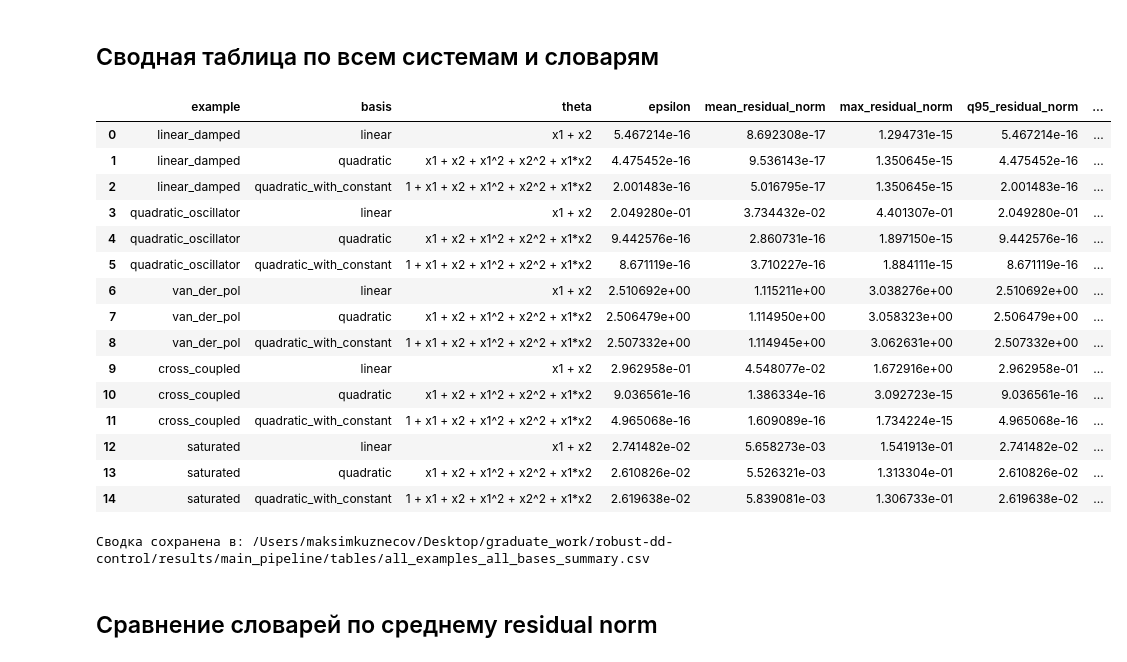
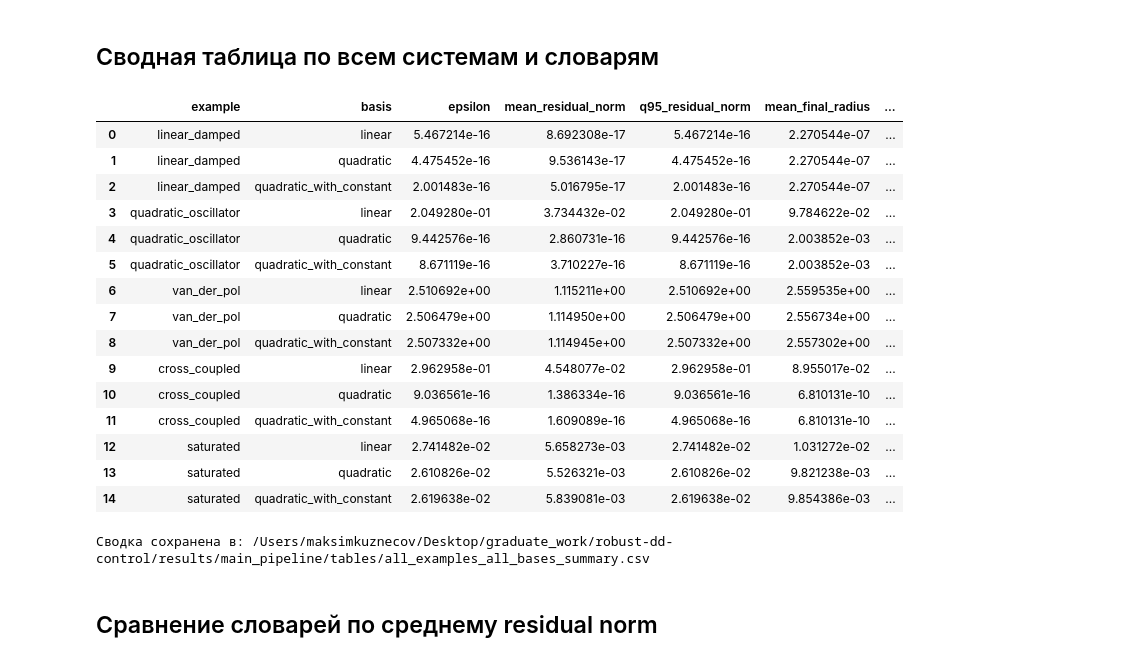
Before and after one commit to pouzli/robust-dd-control, a Jupyter notebook: notebooks/05_all_examples_pipeline.ipynb, the cells around one changed output. Saved outputs shown, nothing was run; the diff lists cells and outputs as text; code cells hidden in the pictures.

```diff
--- a/notebooks/05_all_examples_pipeline.ipynb
+++ b/notebooks/05_all_examples_pipeline.ipynb
@@ -182,12 +183,19 @@ for example_name in examples:
         P = solve_lyapunov(A, np.eye(2))
 
         traj_hat = simulate_batch(fhat, initials, (0.0, 10.0), t_eval)
+        true_tail_metrics = [compute_tail_metrics(states) for _, states in traj_true]
+        true_tail_summary = summarize_tail_metrics(true_tail_metrics)
+        hat_tail_metrics = [compute_tail_metrics(states) for _, states in traj_hat]
+        hat_tail_summary = summarize_tail_metrics(hat_tail_metrics)
 
         unc = uncertain_dynamics(fhat, lambda t: bounded_disturbance(t, eps))
         traj_unc = simulate_batch(unc, initials, (0.0, 12.0), np.linspace(0.0, 12.0, 500))
 
         cl = lambda t, state: dynamics(t, state) + (B @ (K @ state)).reshape(-1) + bounded_disturbance(t, eps)
         traj_cl = simulate_batch(cl, initials, (0.0, 12.0), np.linspace(0.0, 12.0, 500))
+        cl_tail_metrics = [compute_tail_metrics(states) for _, states in traj_cl]
+        cl_tail_summary = summarize_tail_metrics(cl_tail_metrics)
+        mean_final_radius = float(np.mean([item.final_norm for item in cl_tail_metrics]))
 
         basis_fig_dir = ensure_dir(FIGURES_DIR / basis_name / example_name)
         basis_metrics_dir = ensure_dir(METRICS_DIR / basis_name)
@@ -235,6 +243,12 @@ for example_name in examples:
             'residual_q95': float(np.quantile(res_norms, 0.95)),
             'jacobian_eigs_real': [float(np.real(val)) for val in np.linalg.eigvals(A)],
             'is_hurwitz': bool(np.all(np.real(np.linalg.eigvals(A)) < 0)),
+            'true_ultimate_radius_estimate': true_tail_summary['ultimate_radius_estimate'],
+            'identified_ultimate_radius_estimate': hat_tail_summary['ultimate_radius_estimate'],
+            'mean_final_radius': mean_final_radius,
+            'mean_tail_radius': cl_tail_summary['mean_tail_radius'],
+            'max_tail_radius': cl_tail_summary['max_tail_radius'],
+            'ultimate_radius_estimate': cl_tail_summary['ultimate_radius_estimate'],
             'coefficients': model.coefficients.tolist(),
             'lyapunov_matrix': P.tolist(),
         }
@@ -260,13 +274,17 @@ for example_name in examples:
                 'mean_residual_norm': float(np.mean(res_norms)),
                 'max_residual_norm': float(np.max(res_norms)),
                 'q95_residual_norm': float(np.quantile(res_norms, 0.95)),
+                'true_ultimate_radius_estimate': true_tail_summary['ultimate_radius_estimate'],
+                'identified_ultimate_radius_estimate': hat_tail_summary['ultimate_radius_estimate'],
+                'mean_final_radius': mean_final_radius,
+                'ultimate_radius_estimate': cl_tail_summary['ultimate_radius_estimate'],
                 'is_hurwitz': bool(np.all(np.real(np.linalg.eigvals(A)) < 0)),
             }
         )
 
         print(
             f"  [{basis_name}] epsilon={eps:.6f}, mean(||r||)={np.mean(res_norms):.6f}, "
-            f"max(||r||)={np.max(res_norms):.6f}, Hurwitz={metrics['is_hurwitz']}"
+            f"R_ult={cl_tail_summary['ultimate_radius_estimate']:.6f}, Hurwitz={metrics['is_hurwitz']}"
         )
 # %% [output]
 ======================================================================
@@ -358,28 +376,40 @@ for basis_name in basis_configs:
 ## Сводная таблица по всем системам и словарям
 # %%
 summary_df = pd.DataFrame(summary_rows)
-display(summary_df)
+summary_display = summary_df[
+    [
+        'example',
+        'basis',
+        'epsilon',
+        'mean_residual_norm',
+        'q95_residual_norm',
+        'mean_final_radius',
+        'ultimate_radius_estimate',
+        'is_hurwitz',
+    ]
+]
+display(summary_display)
 
 save_dataframe(summary_df, TABLES_DIR / 'all_examples_all_bases_summary.csv')
 save_json(summary_rows, METRICS_DIR / 'all_examples_all_bases_summary.json')
 print(f'Сводка сохранена в: {TABLES_DIR / "all_examples_all_bases_summary.csv"}')
 # %% [output]
-|  | example | basis | theta | epsilon | mean_residual_norm | max_residual_norm | q95_residual_norm | ... |
-| 0 | linear_damped | linear | x1 + x2 | 5.467214e-16 | 8.692308e-17 | 1.294731e-15 | 5.467214e-16 | ... |
-| 1 | linear_damped | quadratic | x1 + x2 + x1^2 + x2^2 + x1*x2 | 4.475452e-16 | 9.536143e-17 | 1.350645e-15 | 4.475452e-16 | ... |
-| 2 | linear_damped | quadratic_with_constant | 1 + x1 + x2 + x1^2 + x2^2 + x1*x2 | 2.001483e-16 | 5.016795e-17 | 1.350645e-15 | 2.001483e-16 | ... |
-| 3 | quadratic_oscillator | linear | x1 + x2 | 2.049280e-01 | 3.734432e-02 | 4.401307e-01 | 2.049280e-01 | ... |
-| 4 | quadratic_oscillator | quadratic | x1 + x2 + x1^2 + x2^2 + x1*x2 | 9.442576e-16 | 2.860731e-16 | 1.897150e-15 | 9.442576e-16 | ... |
-| 5 | quadratic_oscillator | quadratic_with_constant | 1 + x1 + x2 + x1^2 + x2^2 + x1*x2 | 8.671119e-16 | 3.710227e-16 | 1.884111e-15 | 8.671119e-16 | ... |
-| 6 | van_der_pol | linear | x1 + x2 | 2.510692e+00 | 1.115211e+00 | 3.038276e+00 | 2.510692e+00 | ... |
-| 7 | van_der_pol | quadratic | x1 + x2 + x1^2 + x2^2 + x1*x2 | 2.506479e+00 | 1.114950e+00 | 3.058323e+00 | 2.506479e+00 | ... |
-| 8 | van_der_pol | quadratic_with_constant | 1 + x1 + x2 + x1^2 + x2^2 + x1*x2 | 2.507332e+00 | 1.114945e+00 | 3.062631e+00 | 2.507332e+00 | ... |
-| 9 | cross_coupled | linear | x1 + x2 | 2.962958e-01 | 4.548077e-02 | 1.672916e+00 | 2.962958e-01 | ... |
-| 10 | cross_coupled | quadratic | x1 + x2 + x1^2 + x2^2 + x1*x2 | 9.036561e-16 | 1.386334e-16 | 3.092723e-15 | 9.036561e-16 | ... |
-| 11 | cross_coupled | quadratic_with_constant | 1 + x1 + x2 + x1^2 + x2^2 + x1*x2 | 4.965068e-16 | 1.609089e-16 | 1.734224e-15 | 4.965068e-16 | ... |
-| 12 | saturated | linear | x1 + x2 | 2.741482e-02 | 5.658273e-03 | 1.541913e-01 | 2.741482e-02 | ... |
-| 13 | saturated | quadratic | x1 + x2 + x1^2 + x2^2 + x1*x2 | 2.610826e-02 | 5.526321e-03 | 1.313304e-01 | 2.610826e-02 | ... |
-| 14 | saturated | quadratic_with_constant | 1 + x1 + x2 + x1^2 + x2^2 + x1*x2 | 2.619638e-02 | 5.839081e-03 | 1.306733e-01 | 2.619638e-02 | ... |
+|  | example | basis | epsilon | mean_residual_norm | q95_residual_norm | mean_final_radius | ... |
+| 0 | linear_damped | linear | 5.467214e-16 | 8.692308e-17 | 5.467214e-16 | 2.270544e-07 | ... |
+| 1 | linear_damped | quadratic | 4.475452e-16 | 9.536143e-17 | 4.475452e-16 | 2.270544e-07 | ... |
+| 2 | linear_damped | quadratic_with_constant | 2.001483e-16 | 5.016795e-17 | 2.001483e-16 | 2.270544e-07 | ... |
+| 3 | quadratic_oscillator | linear | 2.049280e-01 | 3.734432e-02 | 2.049280e-01 | 9.784622e-02 | ... |
+| 4 | quadratic_oscillator | quadratic | 9.442576e-16 | 2.860731e-16 | 9.442576e-16 | 2.003852e-03 | ... |
+| 5 | quadratic_oscillator | quadratic_with_constant | 8.671119e-16 | 3.710227e-16 | 8.671119e-16 | 2.003852e-03 | ... |
+| 6 | van_der_pol | linear | 2.510692e+00 | 1.115211e+00 | 2.510692e+00 | 2.559535e+00 | ... |
+| 7 | van_der_pol | quadratic | 2.506479e+00 | 1.114950e+00 | 2.506479e+00 | 2.556734e+00 | ... |
+| 8 | van_der_pol | quadratic_with_constant | 2.507332e+00 | 1.114945e+00 | 2.507332e+00 | 2.557302e+00 | ... |
+| 9 | cross_coupled | linear | 2.962958e-01 | 4.548077e-02 | 2.962958e-01 | 8.955017e-02 | ... |
+| 10 | cross_coupled | quadratic | 9.036561e-16 | 1.386334e-16 | 9.036561e-16 | 6.810131e-10 | ... |
+| 11 | cross_coupled | quadratic_with_constant | 4.965068e-16 | 1.609089e-16 | 4.965068e-16 | 6.810131e-10 | ... |
+| 12 | saturated | linear | 2.741482e-02 | 5.658273e-03 | 2.741482e-02 | 1.031272e-02 | ... |
+| 13 | saturated | quadratic | 2.610826e-02 | 5.526321e-03 | 2.610826e-02 | 9.821238e-03 | ... |
+| 14 | saturated | quadratic_with_constant | 2.619638e-02 | 5.839081e-03 | 2.619638e-02 | 9.854386e-03 | ... |
 Сводка сохранена в: /Users/maksimkuznecov/Desktop/graduate_work/robust-dd-control/results/main_pipeline/tables/all_examples_all_bases_summary.csv
 # %% [markdown]
 ## Сравнение словарей по среднему residual norm
```
Also changed, not shown: parts of 6 cells of this notebook, 19 other files.
